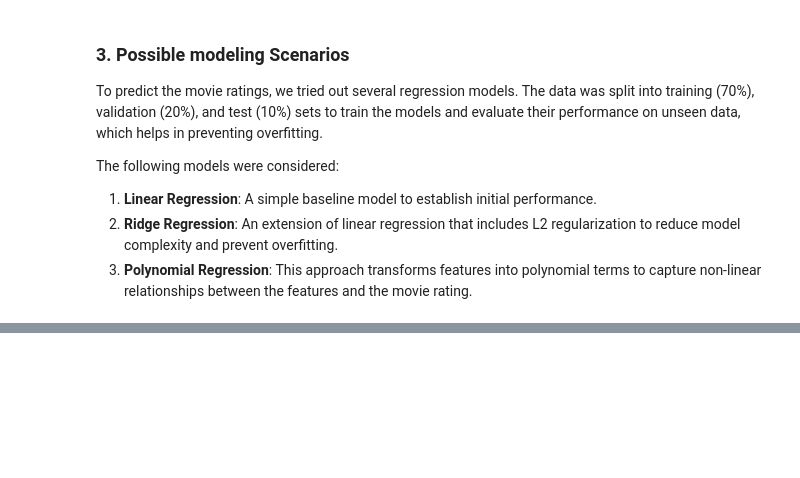
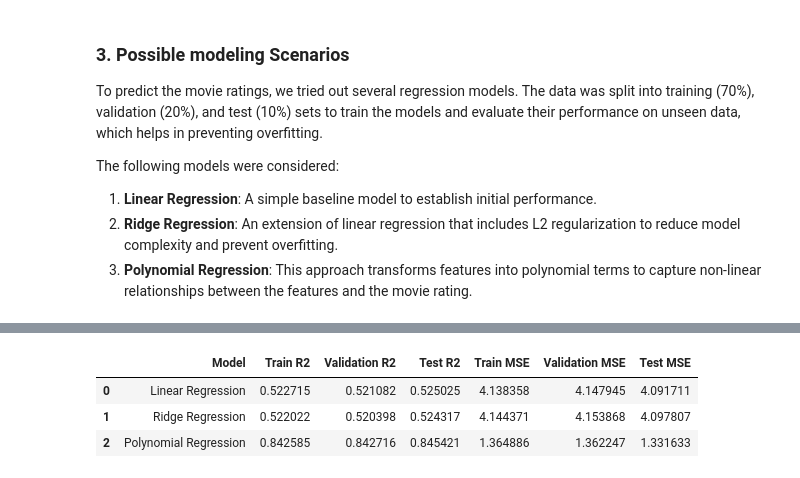
Before and after one commit to Origin-Masters/FilmForecast, a Jupyter notebook: src/filmForeCast.ipynb, the cells around one changed output, grey strips where cells are left out. Saved outputs shown, nothing was run; the diff lists cells and outputs as text; code cells hidden in the pictures; blank space fills up the shorter version.

```diff
--- a/src/filmForeCast.ipynb
+++ b/src/filmForeCast.ipynb
@@ -490,36 +489,54 @@ def execute_polynomial_regression():
 # 1. Linear Regression
 # 2. Ridge Regression
 # 3. Polynomial Regression (Linear Regression using Polynomial Features)
-y_train_pred, y_val_pred, y_test_pred = execute_polynomial_regression()
+# Execute all three models and store their predictions
+model_predictions = {}
 
-# Clip predictions to the valid range [0, 10] because ratings are between 0 and 10.
-y_train_pred = np.clip(y_train_pred, 0, 10)
-y_val_pred = np.clip(y_val_pred, 0, 10)
-y_test_pred = np.clip(y_test_pred, 0, 10)
+# Linear Regression
+y_train_pred_lr, y_val_pred_lr, y_test_pred_lr = execute_linear_regression()
+model_predictions['Linear Regression'] = (y_train_pred_lr, y_val_pred_lr, y_test_pred_lr)
+
+# Ridge Regression
+y_train_pred_ridge, y_val_pred_ridge, y_test_pred_ridge = execute_ridge_regression()
+model_predictions['Ridge Regression'] = (y_train_pred_ridge, y_val_pred_ridge, y_test_pred_ridge)
+
+# Polynomial Regression
+y_train_pred_poly, y_val_pred_poly, y_test_pred_poly = execute_polynomial_regression()
+model_predictions['Polynomial Regression'] = (y_train_pred_poly, y_val_pred_poly, y_test_pred_poly)
 
 
-# Now we can look at how well the chosen model performs.
+# Calculate and compare metrics for each model
+results_summary = []
 
-# R² score
-r2_train = r2_score(y_train, y_train_pred)
-r2_val = r2_score(y_val, y_val_pred)
-r2_test = r2_score(y_test, y_test_pred)
+for model_name, predictions in model_predictions.items():
+    y_train_pred, y_val_pred, y_test_pred = predictions
 
-# Mean Squared Error
-mse_train = mean_squared_error(y_train, y_train_pred)
-mse_val = mean_squared_error(y_val, y_val_pred)
-mse_test = mean_squared_error(y_test, y_test_pred)
+    # Clip predictions to the valid range [0, 10]
+    y_train_pred = np.clip(y_train_pred, 0, 10)
+    y_val_pred = np.clip(y_val_pred, 0, 10)
+    y_test_pred = np.clip(y_test_pred, 0, 10)
 
-print(" Training R2 Index :", r2_train)
-print("----------------------")
-print(" Validation R2 Index :", r2_val)
-print("----------------------")
-print(" Test R2 Index :", r2_test)
-print("---------------------")
-print(" Training MSE Index :", mse_train)
-print("----------------------")
-print(" Validation MSE Index :", mse_val)
-print("----------------------")
-print(" Test MSE: Index", mse_test)
-print("----------------------")
+    # Calculate R² and MSE for each dataset
+    r2_train = r2_score(y_train, y_train_pred)
+    mse_train = mean_squared_error(y_train, y_train_pred)
+
+    r2_val = r2_score(y_val, y_val_pred)
+    mse_val = mean_squared_error(y_val, y_val_pred)
+
+    r2_test = r2_score(y_test, y_test_pred)
+    mse_test = mean_squared_error(y_test, y_test_pred)
+
+    results_summary.append({
+        'Model': model_name,
+        'Train R2': r2_train,
+        'Validation R2': r2_val,
+        'Test R2': r2_test,
+        'Train MSE': mse_train,
+        'Validation MSE': mse_val,
+        'Test MSE': mse_test
+    })
+
+# Create a DataFrame for easy viewing
+results_df = pd.DataFrame(results_summary)
+display(results_df)
 # %% [output]
@@ -538 +543,5 @@ print("----------------------")
+|  | Model | Train R2 | Validation R2 | Test R2 | Train MSE | Validation MSE | Test MSE |
+| 0 | Linear Regression | 0.522715 | 0.521082 | 0.525025 | 4.138358 | 4.147945 | 4.091711 |
+| 1 | Ridge Regression | 0.522022 | 0.520398 | 0.524317 | 4.144371 | 4.153868 | 4.097807 |
+| 2 | Polynomial Regression | 0.842585 | 0.842716 | 0.845421 | 1.364886 | 1.362247 | 1.331633 |
 # %%
```
Also changed, not shown: parts of 16 cells of this notebook.
